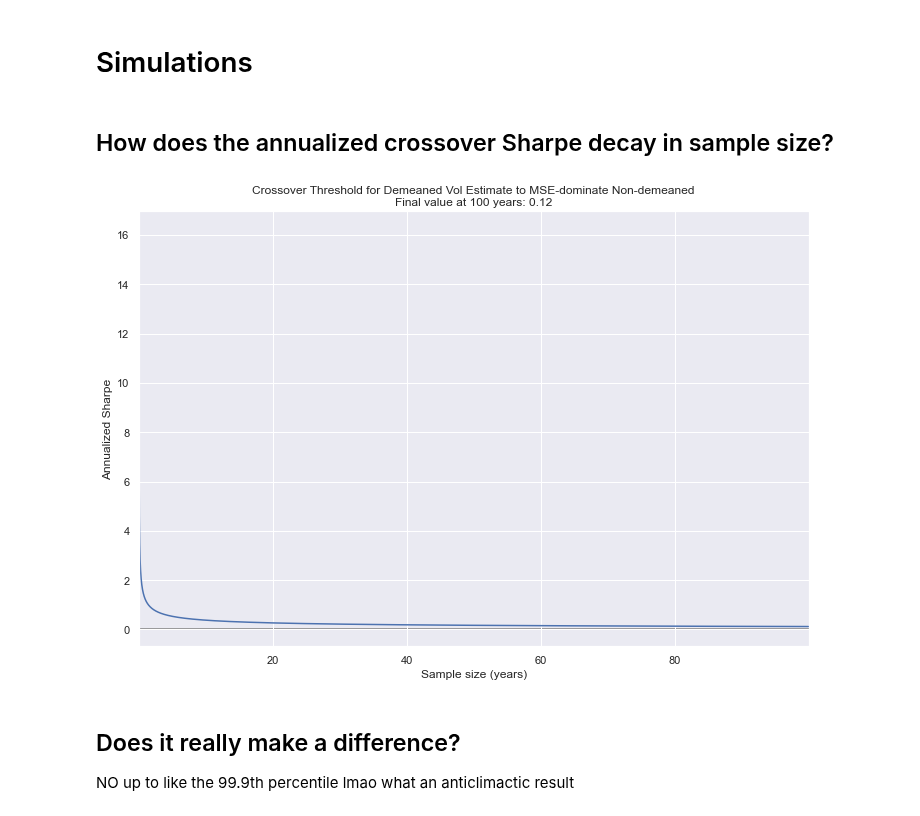
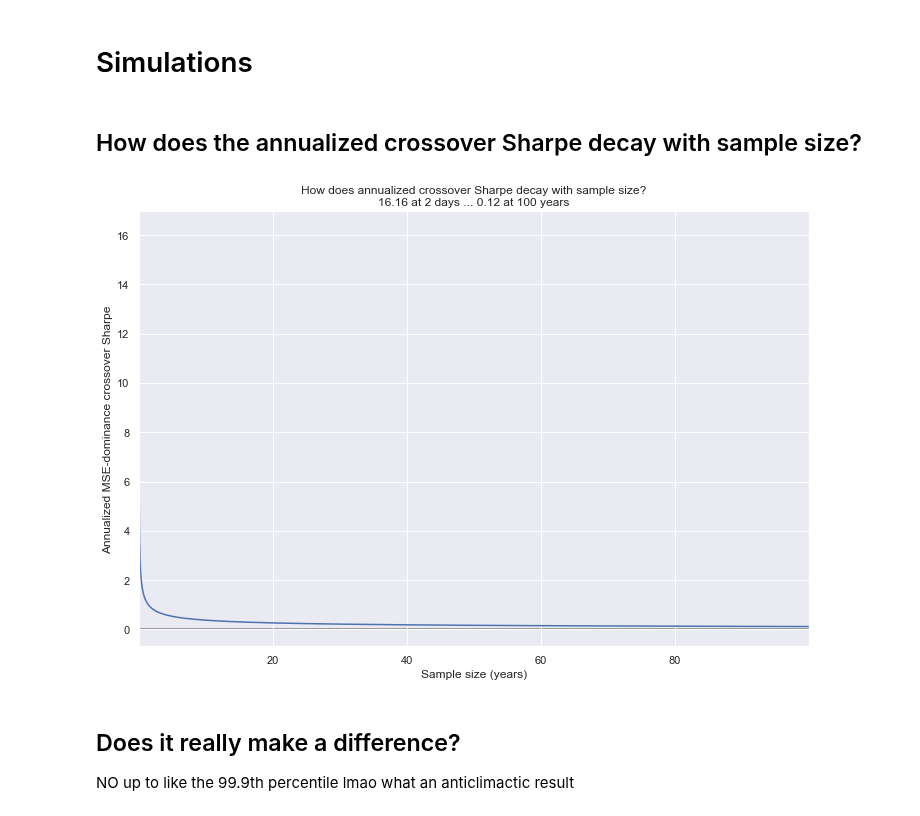
Before and after one commit to sparshsah/foggy-demo, a Jupyter notebook: demo/stats/risk-bias-variance.ipynb, the cells around one changed output. Saved outputs shown, nothing was run; the diff lists cells and outputs as text; code cells hidden in the pictures.

```diff
--- a/demo/stats/risk-bias-variance.ipynb
+++ b/demo/stats/risk-bias-variance.ipynb
@@ -86,43 +86,46 @@ import foggy_pylib.core as fc
 # https://github.com/sparshsah/foggy-lib/blob/main/util/foggy_pylib/fin.py
 import foggy_pylib.fin as ff
 # %% [markdown]
-## How does the annualized crossover Sharpe decay in sample size?
+## How does the annualized crossover Sharpe decay with sample size?
 # %%
 MIN_T_DAYS = 2  # need at least 2 data points for the standard estimator to be defined
 MAX_T_DAYS = ff.DAYCOUNTS["BY"] * 100  # a century
 
-def __get_daily_crossover_thresh_sharpe(T_days: int=25) -> float:
+def __get_daily_crossover_sharpe(T_days: int=ff.DAYCOUNTS["BQ"]) -> float:
     numerator = 2
     denominator = (T_days-1) * T_days
     fraction = numerator / denominator
     answer = fraction **(1/4)
     return answer
 
-def _get_ann_crossover_thresh_sharpe(T_days: int=25) -> float:
-    daily_crossover_thresh_sharpe = __get_daily_crossover_thresh_sharpe(T_days=T_days)
-    ann_crossover_thresh_sharpe = daily_crossover_thresh_sharpe * ff.DAYCOUNTS["BY"]**0.5
-    return ann_crossover_thresh_sharpe
+def _get_ann_crossover_sharpe(T_days: int=ff.DAYCOUNTS["BQ"]) -> float:
+    daily_crossover_sharpe = __get_daily_crossover_sharpe(T_days=T_days)
+    ann_crossover_sharpe = ff.DAYCOUNTS["BY"]**0.5 * daily_crossover_sharpe
+    return ann_crossover_sharpe
 
-def get_crossover_thresh_ann_sharpes() -> ff.FloatSeries:
-    sharpes = pd.Series({T_days:
-        _get_ann_crossover_thresh_sharpe(T_days=T_days)
+def get_ann_crossover_sharpes() -> ff.FloatSeries:
+    ann_crossover_sharpes = pd.Series({T_days:
+        _get_ann_crossover_sharpe(T_days=T_days)
     for T_days in range(MIN_T_DAYS, MAX_T_DAYS)})
-    return sharpes
+    return ann_crossover_sharpes
 
-def plot_crossover_thresh_ann_sharpes() -> None:
-    sharpes = get_crossover_thresh_ann_sharpes()
-    sharpes.index = sharpes.index/ff.DAYCOUNTS["BY"]
+def plot_ann_crossover_sharpes() -> None:
+    s = get_ann_crossover_sharpes()
+    # convert from T_days to T_years
+    s.index = s.index/ff.DAYCOUNTS["BY"]
     fc.plot(
-        sharpes,
+        s,
         xlabel="Sample size (years)",
-        ylabel="Annualized Sharpe",
-        title="Crossover Threshold for Demeaned Vol Estimate to MSE-dominate Non-demeaned\n" + \
-            f"Final value at {sharpes.index[-1]:.0f} years: {sharpes.values[-1]:.2f}"
+        ylabel="Annualized MSE-dominance crossover Sharpe",
+        title="How does annualized crossover Sharpe decay with sample size?\n" + \
+            f"{s.values[0]:.2f} at {int(s.index[0] * ff.DAYCOUNTS['BY'])} days" + \
+            " ... " + \
+            f"{s.values[-1]:.2f} at {s.index[-1]:.0f} years"
     )
 
-plot_crossover_thresh_ann_sharpes()
+plot_ann_crossover_sharpes()
 # %% [output]
-[figure, old version]
+[figure, new version]
 # %% [markdown]
 ## Does it really make a difference?
 
```
Also changed, not shown: parts of 1 cell of this notebook.
